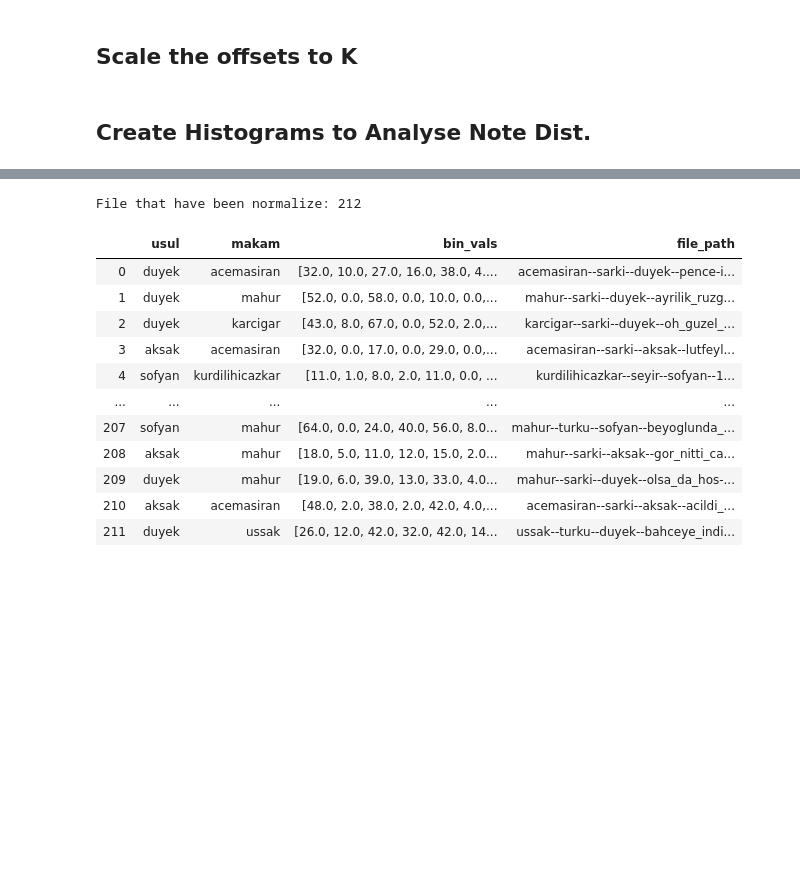
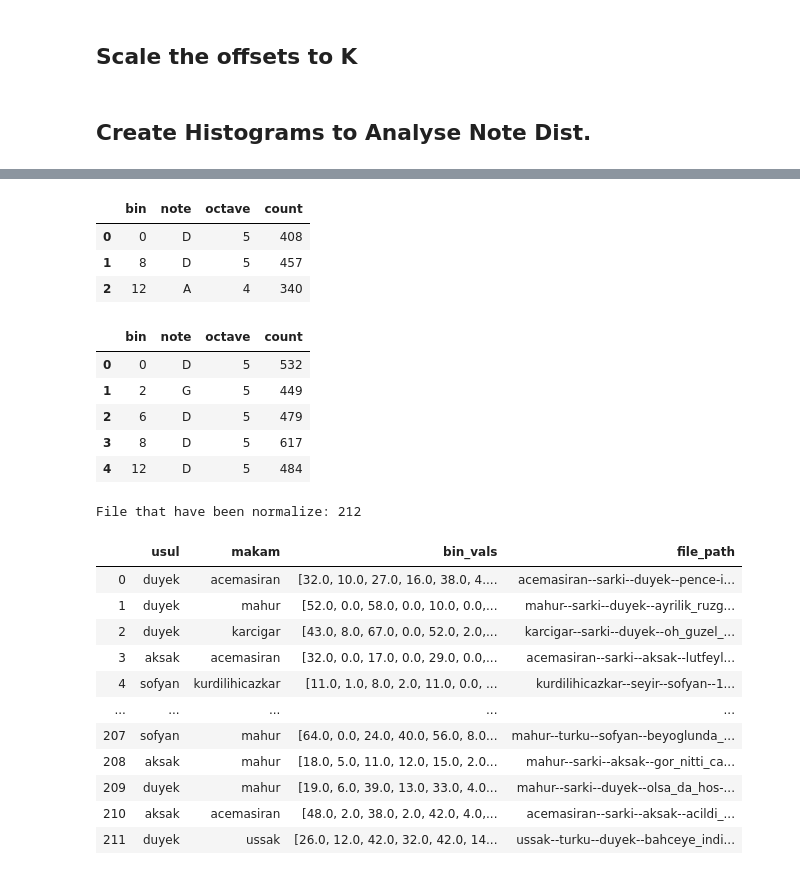
Before and after one commit to RonFrancesca/makam_research, a Jupyter notebook: MeterExploration.ipynb, the cells around one changed output, grey strips where cells are left out. Saved outputs shown, nothing was run; the diff lists cells and outputs as text; code cells hidden in the pictures; blank space fills up the shorter version.

```diff
--- a/MeterExploration.ipynb
+++ b/MeterExploration.ipynb
@@ -672,3 +642,19 @@ Note mostly played at bin 12, weights 1: 4
+# %%
+usul_pitch_bins_dfs['sofyan']
+# %% [output]
+|  | bin | note | octave | count |
+| 0 | 0 | D | 5 | 408 |
+| 1 | 8 | D | 5 | 457 |
+| 2 | 12 | A | 4 | 340 |
+# %%
+usul_pitch_bins_dfs['duyek']
+# %% [output]
+|  | bin | note | octave | count |
+| 0 | 0 | D | 5 | 532 |
+| 1 | 2 | G | 5 | 449 |
+| 2 | 6 | D | 5 | 479 |
+| 3 | 8 | D | 5 | 617 |
+| 4 | 12 | D | 5 | 484 |
 # %%
 print('File that have been normalize: {}'.format(counter))
 # %% [output]
```
Also changed, not shown: parts of 14 cells of this notebook.
